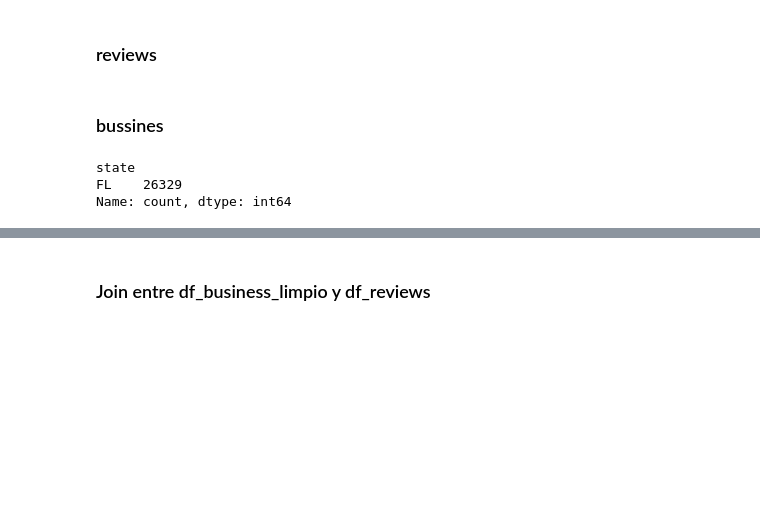
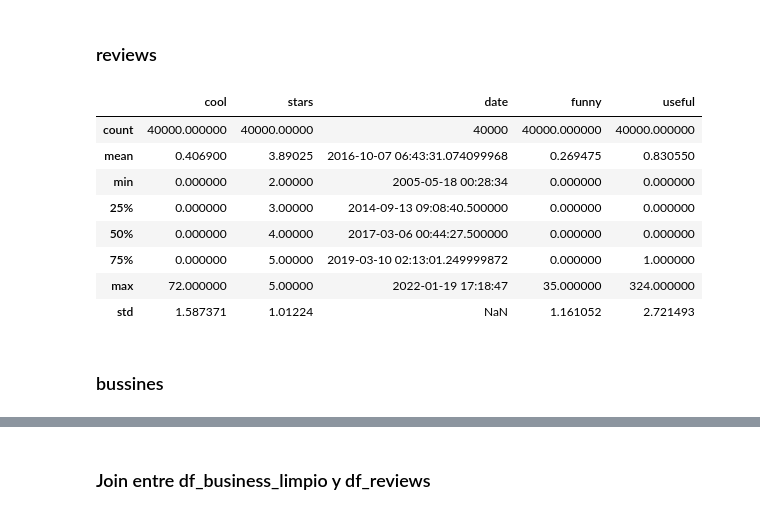
Before and after one commit to wanfer3434/mi-app-streamlit, a Jupyter notebook: ETL.ipynb, the cells around one changed output, grey strips where cells are left out. Saved outputs shown, nothing was run; the diff lists cells and outputs as text; code cells hidden in the pictures; blank space fills up the shorter version.

```diff
--- a/ETL.ipynb
+++ b/ETL.ipynb
@@ -9,3 +12,19 @@ reviews = pd.read_csv("d:\\Downloads\\bq-results-20241021-182102-1729534874175.c
+# %%
+# cool va de 0 a 72
+# stars va 2 a 5
+# funny de 0 a 35
+# useful de 0 a 324
+reviews.describe()
+# %% [output]
+|  | cool | stars | date | funny | useful |
+| count | 40000.000000 | 40000.00000 | 40000 | 40000.000000 | 40000.000000 |
+| mean | 0.406900 | 3.89025 | 2016-10-07 06:43:31.074099968 | 0.269475 | 0.830550 |
+| min | 0.000000 | 2.00000 | 2005-05-18 00:28:34 | 0.000000 | 0.000000 |
+| 25% | 0.000000 | 3.00000 | 2014-09-13 09:08:40.500000 | 0.000000 | 0.000000 |
+| 50% | 0.000000 | 4.00000 | 2017-03-06 00:44:27.500000 | 0.000000 | 0.000000 |
+| 75% | 0.000000 | 5.00000 | 2019-03-10 02:13:01.249999872 | 0.000000 | 1.000000 |
+| max | 72.000000 | 5.00000 | 2022-01-19 17:18:47 | 35.000000 | 324.000000 |
+| std | 1.587371 | 1.01224 | NaN | 1.161052 | 2.721493 |
 # %% [markdown]
 ### bussines
 # %%
@@ -23,8 +43,2 @@ df = df.loc[:, ~df.columns.duplicated()]
 df_business= df[df["state"].isin(["FL"])]
-# %%
-df_business["state"].value_counts()
-# %% [output]
-state
-FL    26329
-Name: count, dtype: int64
 # %%
```
Also changed, not shown: parts of 23 cells of this notebook.
